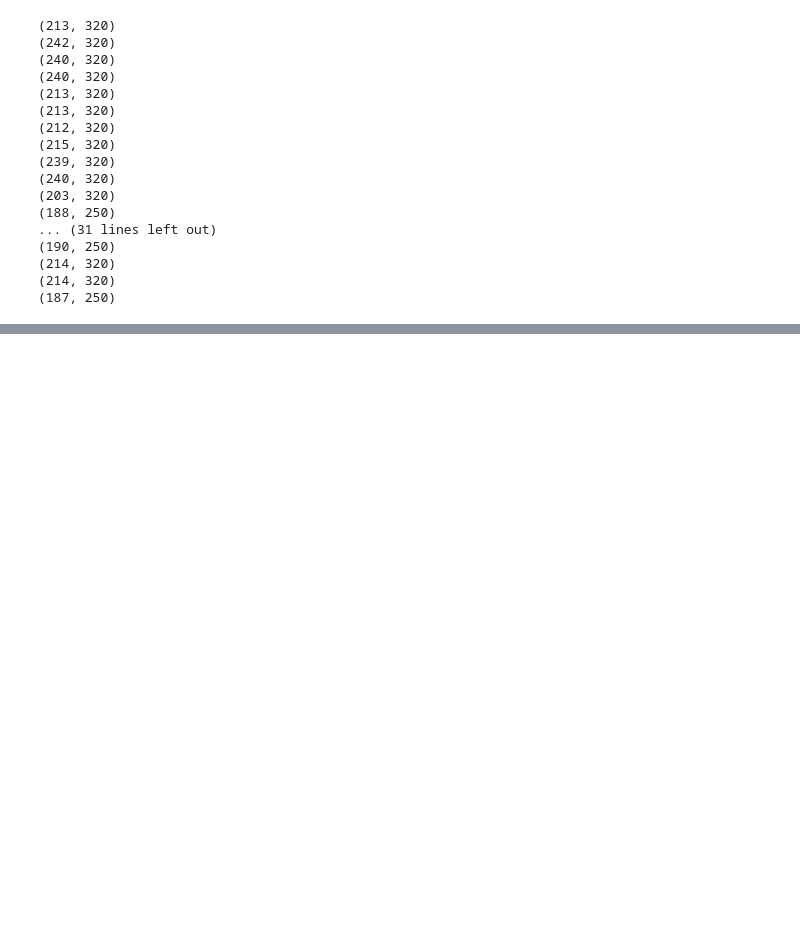
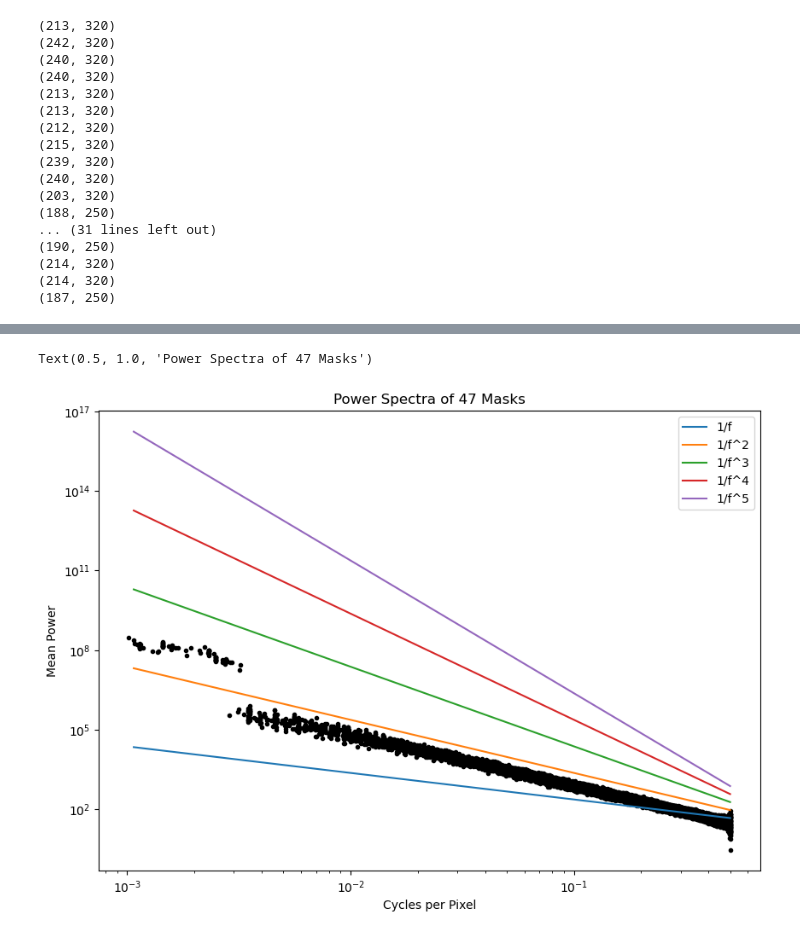
Before and after one commit to RosenholtzLab/TTM, a Jupyter notebook: MakeNoiseMasks.ipynb, the cells around one changed output, grey strips where cells are left out. Cells and saved outputs as stored; diff of their text form; code cells hidden in the pictures; blank space fills up the shorter version.

```diff
--- a/MakeNoiseMasks.ipynb
+++ b/MakeNoiseMasks.ipynb
@@ -150,0 +220,33 @@ plt.imshow(noisemask)
+# %%
+ps_2d_list, fqs_list = map(list, zip(*[spatialft((m.astype(np.float32)/255.)) for m in masklist]))
+ps_1d_list, fqs_list = map(list,zip(*[azimuthalAverage(ps,nyquist=0.5) for ps in ps_2d_list]))
+#mean_ps_1d, fqs = fim.azimuthalAverage(mean_power_spec, 0.5, bin_in_log=bin_in_log)
+
+plt.figure(figsize=(10,7))
+for i in range(len(ps_1d_list)):
+    plt.loglog(fqs_list[i], ps_1d_list[i],'.',c='black')
+
+#plt.loglog(fqs_list[2],ps_1d_list[2],'.',c='black')
+
+fqs = fqs_list[1]
+ps_1d = ps_1d_list[1]
+
+onef = 1/(fqs) * np.min(ps_1d)
+onef2 = 1/(fqs)**2 * np.min(ps_1d)
+onef3 = 1/(fqs)**3 * np.min(ps_1d)
+onef4 = 1/(fqs)**4 * np.min(ps_1d)
+onef5 = 1/(fqs)**5 * np.min(ps_1d)
+
+plt.loglog(fqs, onef, label='1/f')
+plt.loglog(fqs, onef2, label='1/f^2')
+plt.loglog(fqs, onef3, label='1/f^3')
+plt.loglog(fqs, onef4, label='1/f^4')
+plt.loglog(fqs, onef5, label='1/f^5')
+
+plt.xlabel('Cycles per Pixel')
+plt.ylabel('Mean Power')
+plt.legend()
+plt.title(f'Power Spectra of {len(fqs_list)} Masks')
+# %% [output]
+Text(0.5, 1.0, 'Power Spectra of 47 Masks')
+[figure, added]
```
Also changed, not shown: parts of 4 cells of this notebook.
